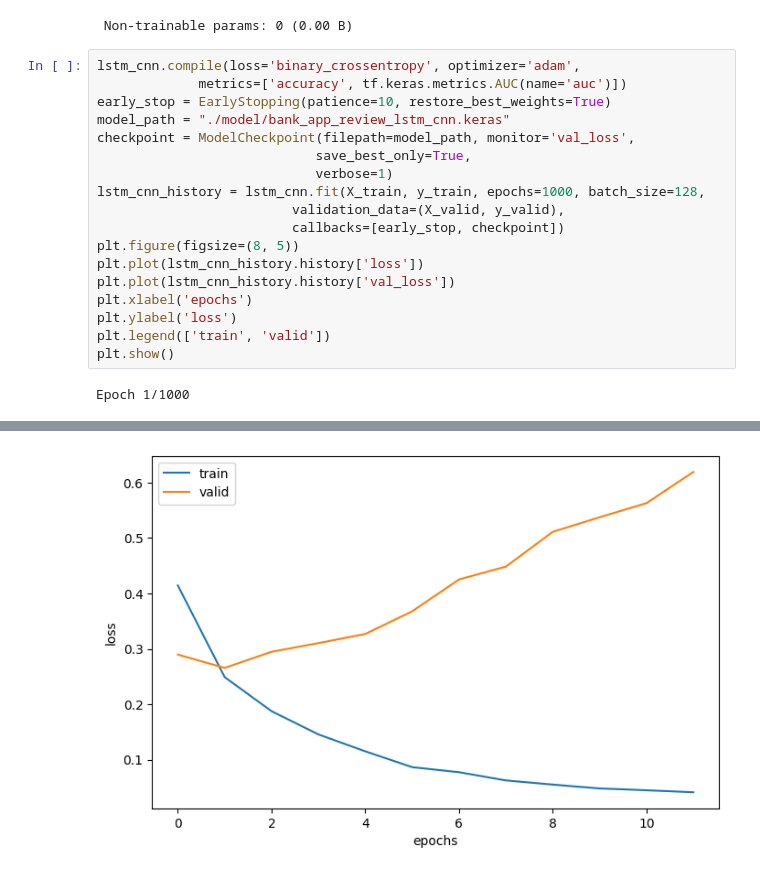
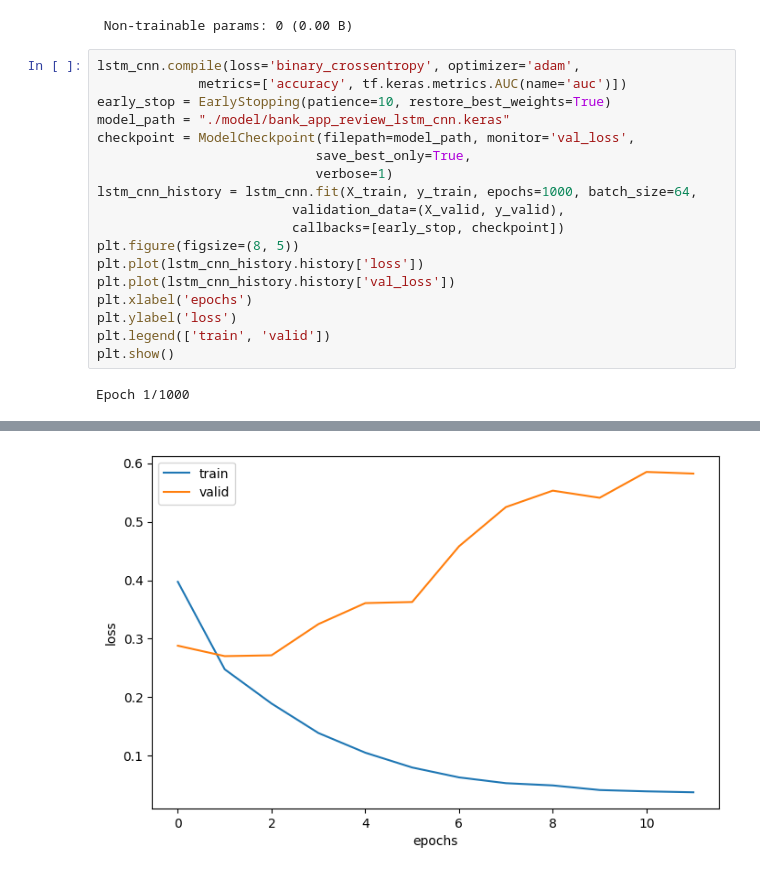
Before and after one commit to eunso03/fintech, a Jupyter notebook: 06deep_learning/11RNN으로_금융앱리뷰_분석하기.ipynb, the cells around one changed output, grey strips where cells are left out. Saved outputs shown, nothing was run; the diff lists cells and outputs as text.

```diff
--- a/06deep_learning/11RNN으로_금융앱리뷰_분석하기.ipynb
+++ b/06deep_learning/11RNN으로_금융앱리뷰_분석하기.ipynb
@@ -415,7 +423,7 @@ model_path = "./model/bank_app_review_lstm_cnn.keras"
 checkpoint = ModelCheckpoint(filepath=model_path, monitor='val_loss',
                             save_best_only=True,
                             verbose=1)
-lstm_cnn_history = lstm_cnn.fit(X_train, y_train, epochs=1000, batch_size=128,
+lstm_cnn_history = lstm_cnn.fit(X_train, y_train, epochs=1000, batch_size=64,
                          validation_data=(X_valid, y_valid),
                          callbacks=[early_stop, checkpoint])
 plt.figure(figsize=(8, 5))
@@ -451 +459 @@ Epoch 12: val_loss did not improve from 0.26566
-[figure, old version]
+[figure, new version]
```
Also changed, not shown: parts of 36 cells of this notebook, 3 other files.
